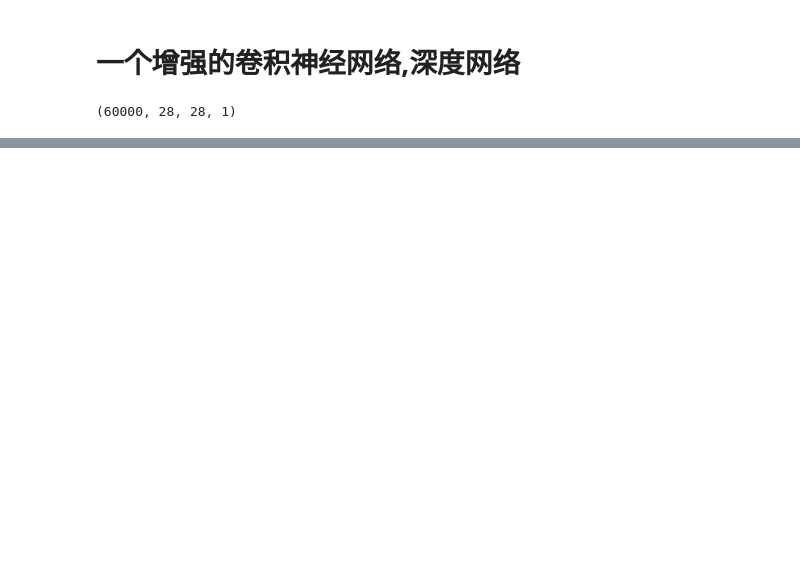
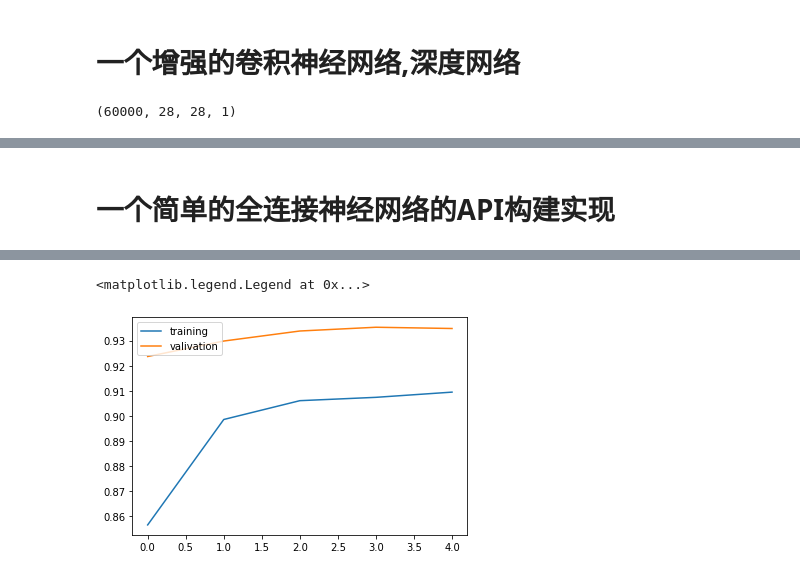
Before and after one commit to kerwinxu/python_algorithm, a Jupyter notebook: 机器学习/简单Tensorflow示例.ipynb, the cells around one changed output, grey strips where cells are left out. Drawn from its saved outputs; the diff is of its cells as text; code cells hidden in the pictures; blank space fills up the shorter version.

```diff
--- a/机器学习/简单Tensorflow示例.ipynb
+++ b/机器学习/简单Tensorflow示例.ipynb
@@ -169,0 +169,24 @@ Epoch 5/5
+# %% [markdown]
+# 一个简单的全连接神经网络的API构建实现
+# %%
+# 构造模型
+input_x = tf.keras.Input(shape=(28,28))    # 输入是一个28*28的表
+flattern_x = tf.keras.layers.Flatten()(input_x) # 展平
+hidden1 = tf.keras.layers.Flatten(input_shape=(28, 28))(flattern_x)
+hidden1_dropout = tf.keras.layers.Dropout(0.2)(hidden1)
+pred = tf.keras.layers.Dense(10, activation='softmax')(hidden1_dropout)
+
+model_api = tf.keras.Model(inputs=input_x, outputs=pred)  # 模型
+
+# 编译模型
+model_api.compile(optimizer='adam',                        # 优化器
+              loss='sparse_categorical_crossentropy',  # 损失函数
+              metrics=['accuracy'])
+
+# 训练并验证模型
+history =model_api.fit(x_train, y_train, epochs=5,validation_split=0.1)      # 训练模型，epochs指的就是训练过程中数据将被“轮”多少次
+model_api.evaluate(x_test,  y_test, verbose=2) # 验证模型,verbose = 2 为每个epoch输出一行记录
+plt.plot(history.history['accuracy'])
+plt.plot(history.history['val_accuracy'])
+plt.legend(['training', 'valivation'], loc='upper left')
+# %% [output]
@@ -169,0 +205,2 @@ Epoch 5/5
+<matplotlib.legend.Legend at 0x...>
+[figure, added]
```
Also changed, not shown: parts of 6 cells of this notebook.
